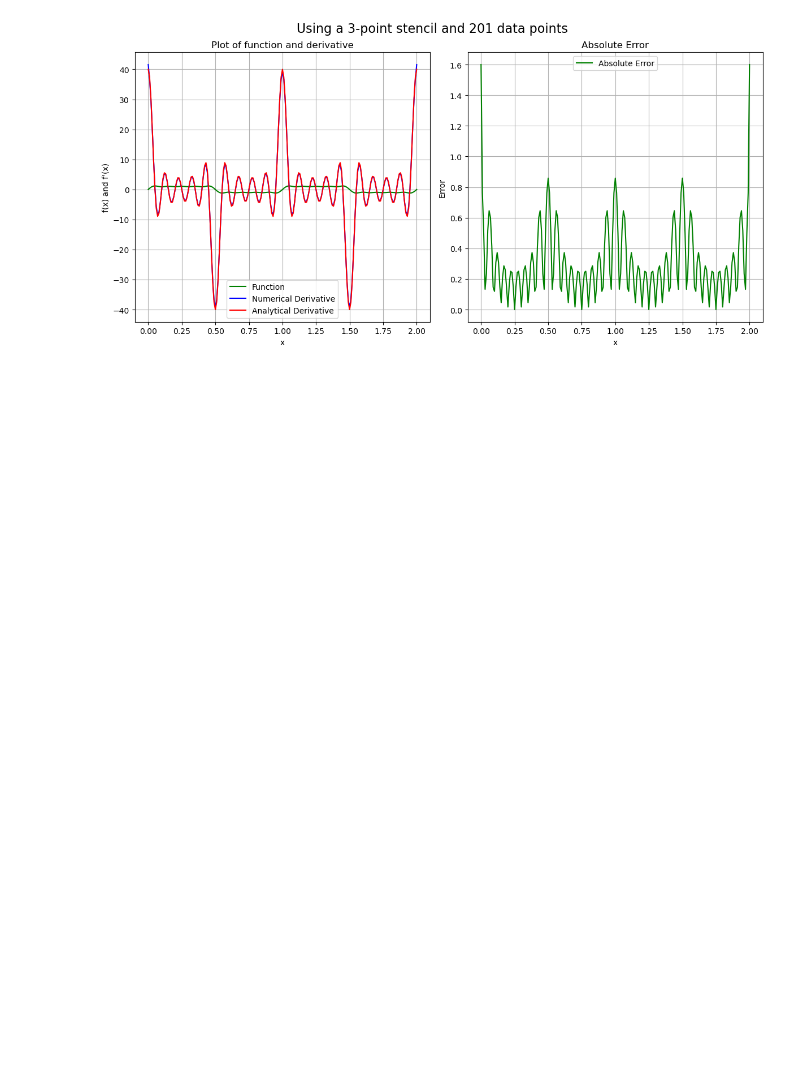
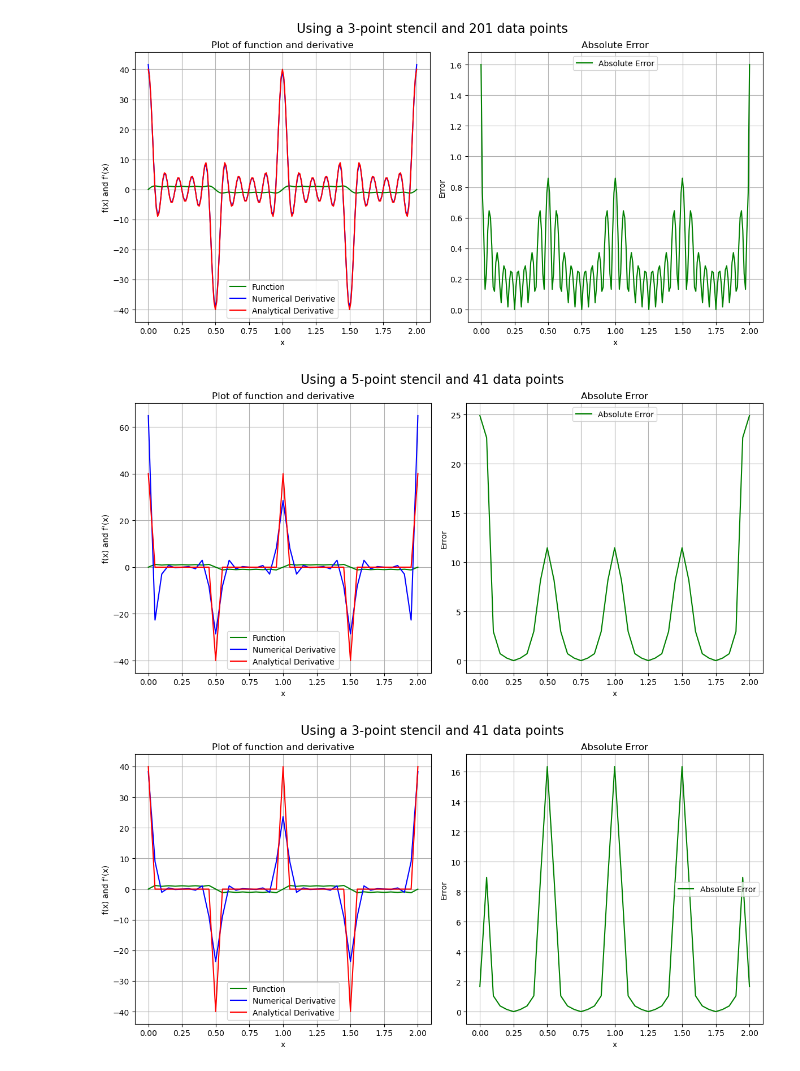
Before and after one commit to SoumyajeetMazumdar/CQMPP, a Jupyter notebook: #3/part1_3.ipynb, the cells around one changed output. Drawn from its saved outputs; the diff is of its cells as text; code cells hidden in the pictures; blank space fills up the shorter version.

Commit message:
plots added

```diff
--- a/#3/part1_3.ipynb
+++ b/#3/part1_3.ipynb
@@ -121,30 +121,37 @@ def plotDerivativeAndAbsError(n,N):
     # Plot the derivatives on the first subplot
     plt.subplot(1, 2, 1)
     plt.plot(x_val, fx_vals, label="Function", color="green")
     plt.plot(x_val, f_prime, label="Numerical Derivative", color='blue')
     plt.plot(x_val, f_prime_analytical, label="Analytical Derivative", color='red')
     plt.xlabel("x")
     plt.ylabel("f(x) and f'(x)")
     plt.title("Plot of function and derivative")
     plt.grid()
     plt.legend()
 
     # Plot the absolute error on the second subplot
     plt.subplot(1, 2, 2)
     plt.plot(x_val, absolute_error, label="Absolute Error", color='green')
     plt.xlabel("x")
     plt.ylabel("Error")
     plt.title("Absolute Error")
     plt.grid()
     plt.legend()
 
     # Display the plot
     plt.tight_layout(rect=[0, 0, 1, 0.95])  # Leave space at the top for suptitle
     plt.suptitle(f"Using a {n}-point stencil and {N+1} data points", fontsize=16)
     plt.show()
 
 plotDerivativeAndAbsError(5, 200)
 plotDerivativeAndAbsError(3, 200)
+plotDerivativeAndAbsError(5, 40)
+plotDerivativeAndAbsError(3, 40)
+
+plotDerivativeAndAbsError(5, 600)
+plotDerivativeAndAbsError(3, 600)
 # %% [output]
 [figure]
 [figure]
+[figure, added]
+[figure, added]
```
Also changed, not shown: parts of 2 cells of this notebook.
